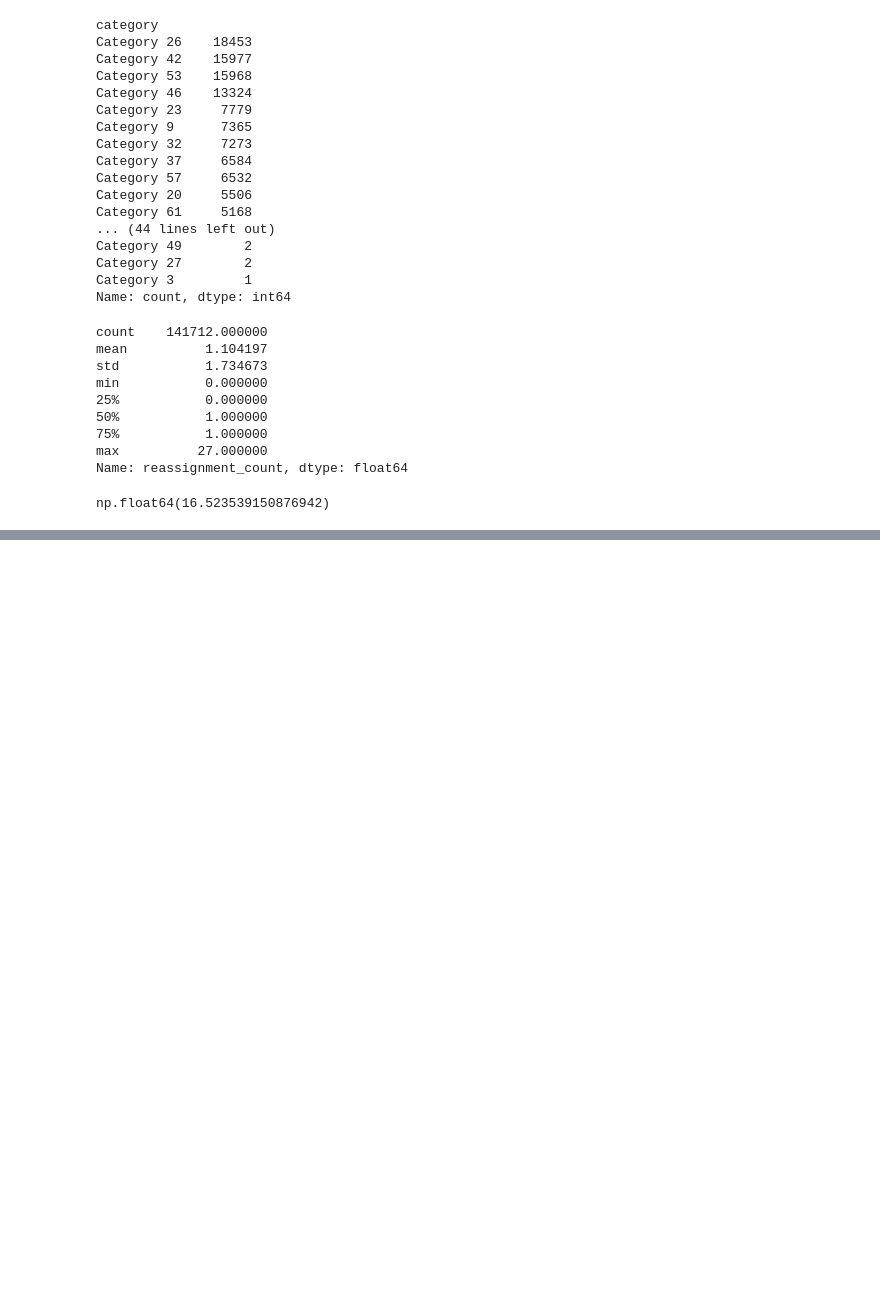
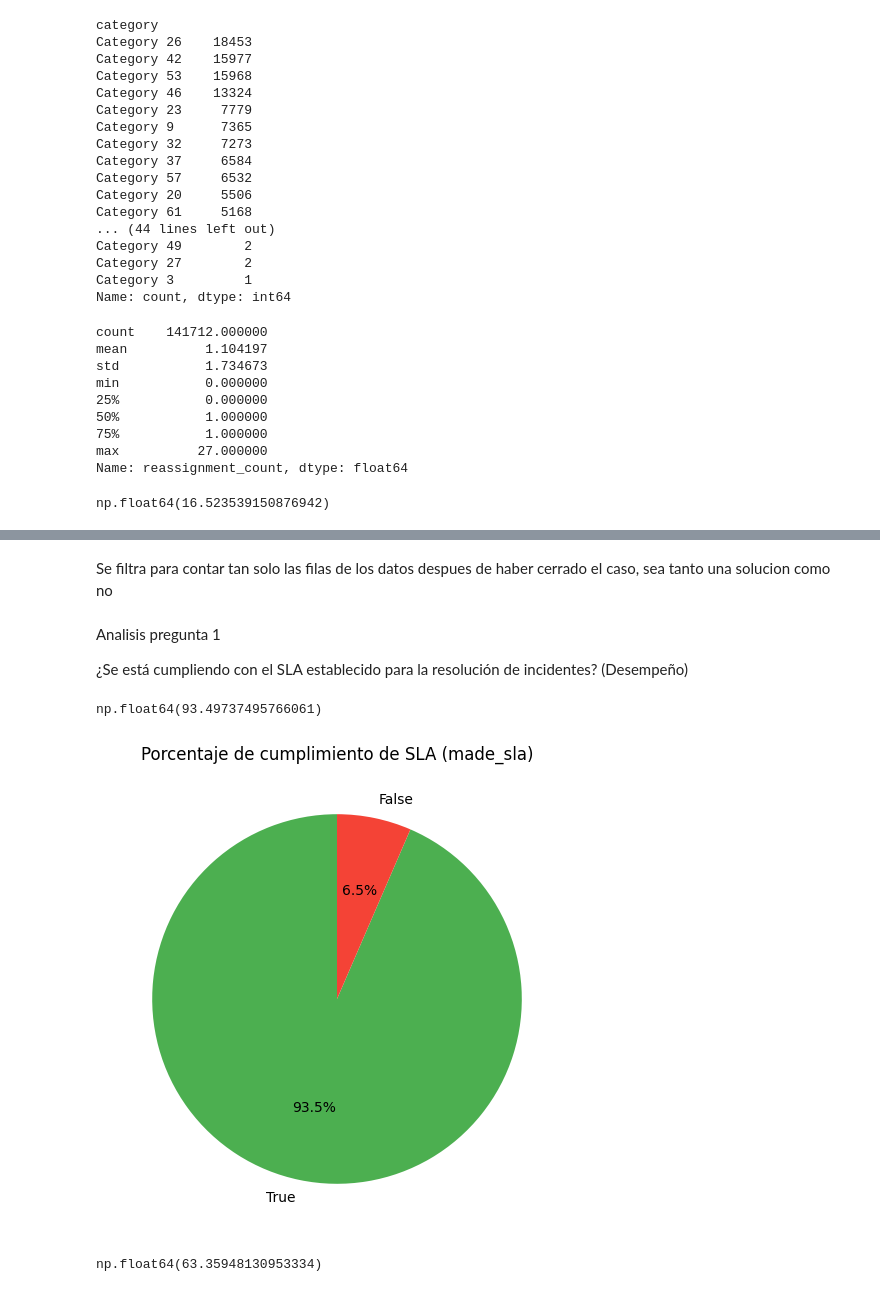
Before and after one commit to OttaVonBismarck/proyecto_1_actd, a Jupyter notebook: proyecto_limpieza.ipynb, the cells around one changed output, grey strips where cells are left out. Saved outputs shown, nothing was run; the diff lists cells and outputs as text; code cells hidden in the pictures; blank space fills up the shorter version.

Commit message:
Se analizan los datos con respecto a las preguntas de negocio

```diff
--- a/proyecto_limpieza.ipynb
+++ b/proyecto_limpieza.ipynb
@@ -527,2 +204,0 @@ df2 = df.copy()
-# %%
-df['class_label'] = df['Class'].map(class_to_label)
@@ -990,0 +217,29 @@ edad_cat_dummies
+# %% [markdown]
+Se filtra para contar tan solo las filas de los datos despues de haber cerrado el caso, sea tanto una solucion como no
+# %% [markdown]
+Analisis pregunta 1
+
+¿Se está cumpliendo con el SLA establecido para la resolución de incidentes? (Desempeño)
+# %%
+(df['made_sla'] == True).sum()/df.count().iloc[0] * 100
+# %% [output]
+np.float64(93.49737495766061)
+# %%
+import matplotlib.pyplot as plt
+
+# Cuenta valores True y False
+valores = df['made_sla'].value_counts()
+labels = ['True', 'False']
+
+plt.figure(figsize=(6,6))
+plt.pie(valores, labels=labels, autopct='%1.1f%%', startangle=90, colors=['#4CAF50', '#F44336'])
+plt.title('Porcentaje de cumplimiento de SLA (made_sla)')
+plt.show()
+# %% [output]
+[figure, added]
+# %%
+df2= df[df['active'] == False]
+
+(df2['made_sla'] == True).sum()/df2.count().iloc[0] * 100
+# %% [output]
+np.float64(63.35948130953334)
```
Also changed, not shown: parts of 104 cells of this notebook.
